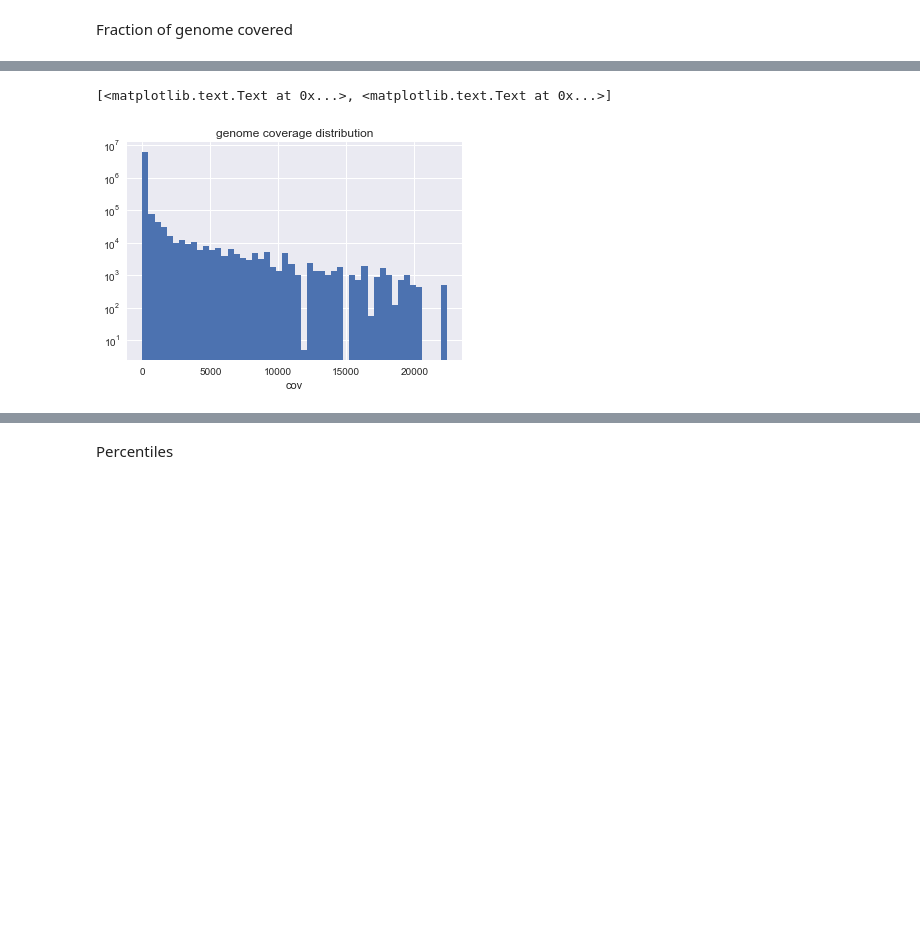
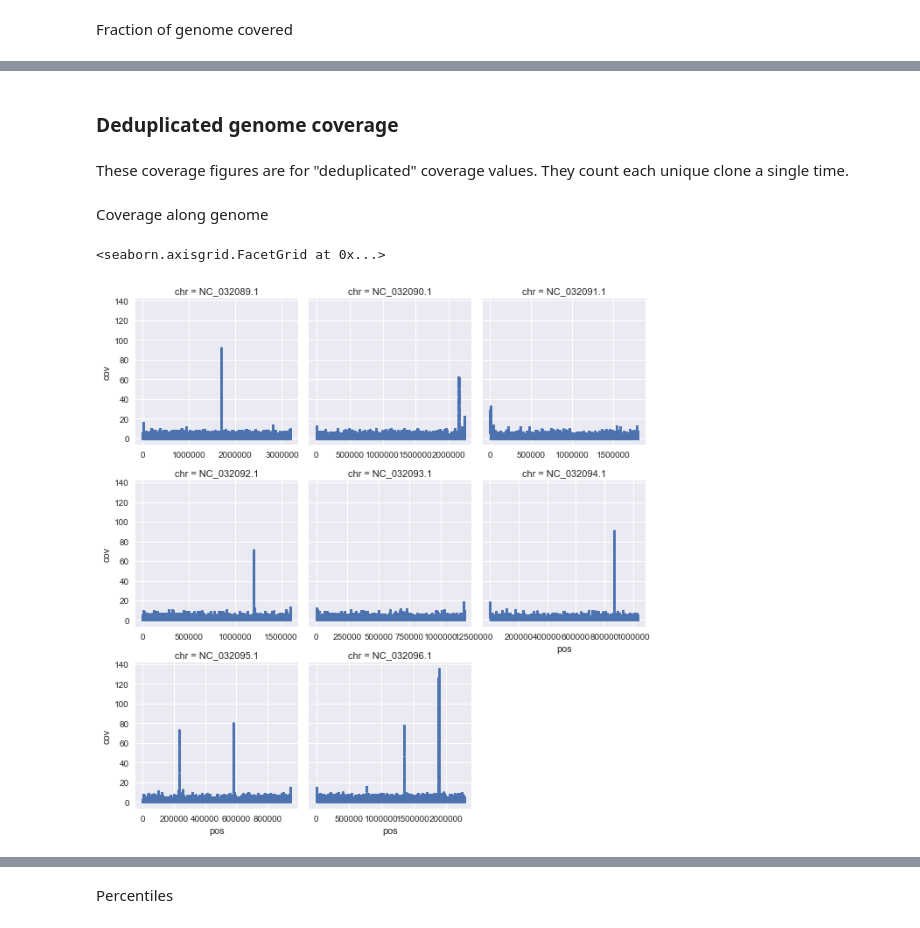
Before and after one commit to lasersonlab/pepsyn, a Jupyter notebook: workflows/single_species_single_end.ipynb, the cells around one changed output, grey strips where cells are left out. Drawn from its saved outputs; the diff is of its cells as text; code cells hidden in the pictures; blank space fills up the shorter version.

```diff
--- a/workflows/single_species_single_end.ipynb
+++ b/workflows/single_species_single_end.ipynb
@@ -120,7 +88,4 @@ ax.set(title='genome coverage distribution', xlabel='cov')
-# %%
-fig, ax = plt.subplots()
-ax.hist(genome_cov['cov'], bins=50, log=True)
-ax.set(title='genome coverage distribution', xlabel='cov')
-# %% [output]
-[<matplotlib.text.Text at 0x...>, <matplotlib.text.Text at 0x...>]
-[figure, removed]
+# %% [markdown]
+### Deduplicated genome coverage
+# %% [markdown]
+These coverage figures are for "deduplicated" coverage values. They count each unique clone a single time.
@@ -126,0 +94,8 @@ ax.set(title='genome coverage distribution', xlabel='cov')
+# %% [markdown]
+Coverage along genome
+# %%
+g = sns.FacetGrid(cov_genome, col='chr', col_wrap=3, sharex=False)
+_ = g.map(plt.plot, 'pos', 'cov', marker='o', ms=2, ls='None')
+# %% [output]
+<seaborn.axisgrid.FacetGrid at 0x...>
+[figure, added]
```
Also changed, not shown: parts of 175 cells of this notebook, 2 other files.
